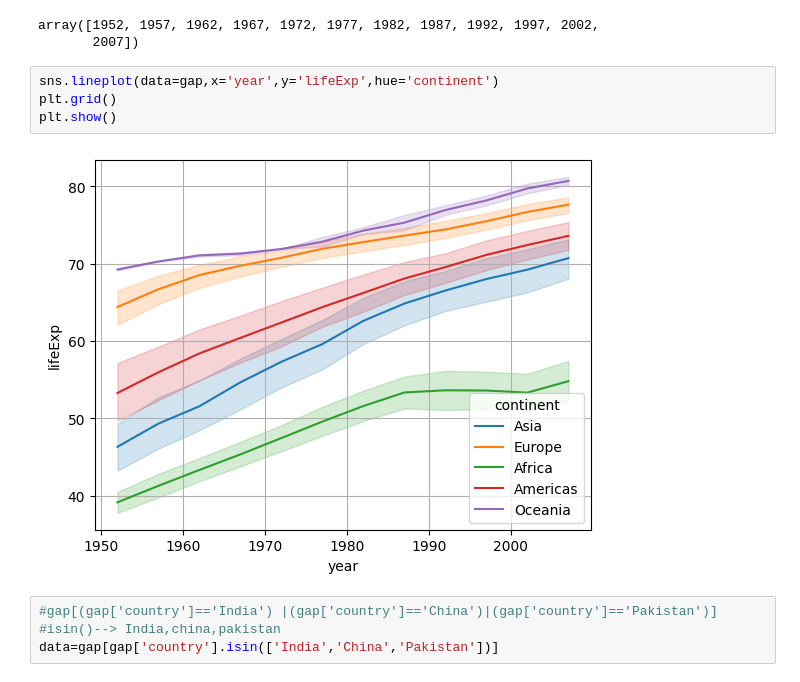
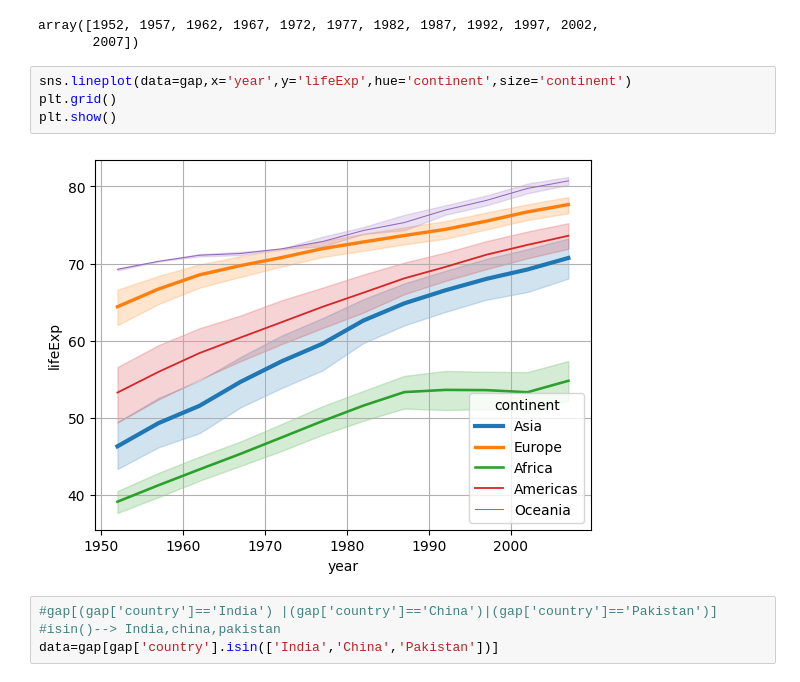
Before and after one commit to Sgpaisa/assignment_practice, a Jupyter notebook: Seaborn/seaborn.ipynb, the cells around one changed output. Saved outputs shown, nothing was run; the diff lists cells and outputs as text.

```diff
--- a/Seaborn/seaborn.ipynb
+++ b/Seaborn/seaborn.ipynb
@@ -132,11 +133,11 @@ gap['year'].unique()
 array([1952, 1957, 1962, 1967, 1972, 1977, 1982, 1987, 1992, 1997, 2002,
        2007])
 # %%
-sns.lineplot(data=gap,x='year',y='lifeExp',hue='continent')
+sns.lineplot(data=gap,x='year',y='lifeExp',hue='continent',size='continent')
 plt.grid()
 plt.show()
 # %% [output]
-[figure, old version]
+[figure, new version]
 # %%
 #gap[(gap['country']=='India') |(gap['country']=='China')|(gap['country']=='Pakistan')]
 #isin()--> India,china,pakistan
```
Also changed, not shown: parts of 37 cells of this notebook, 1 other file.
